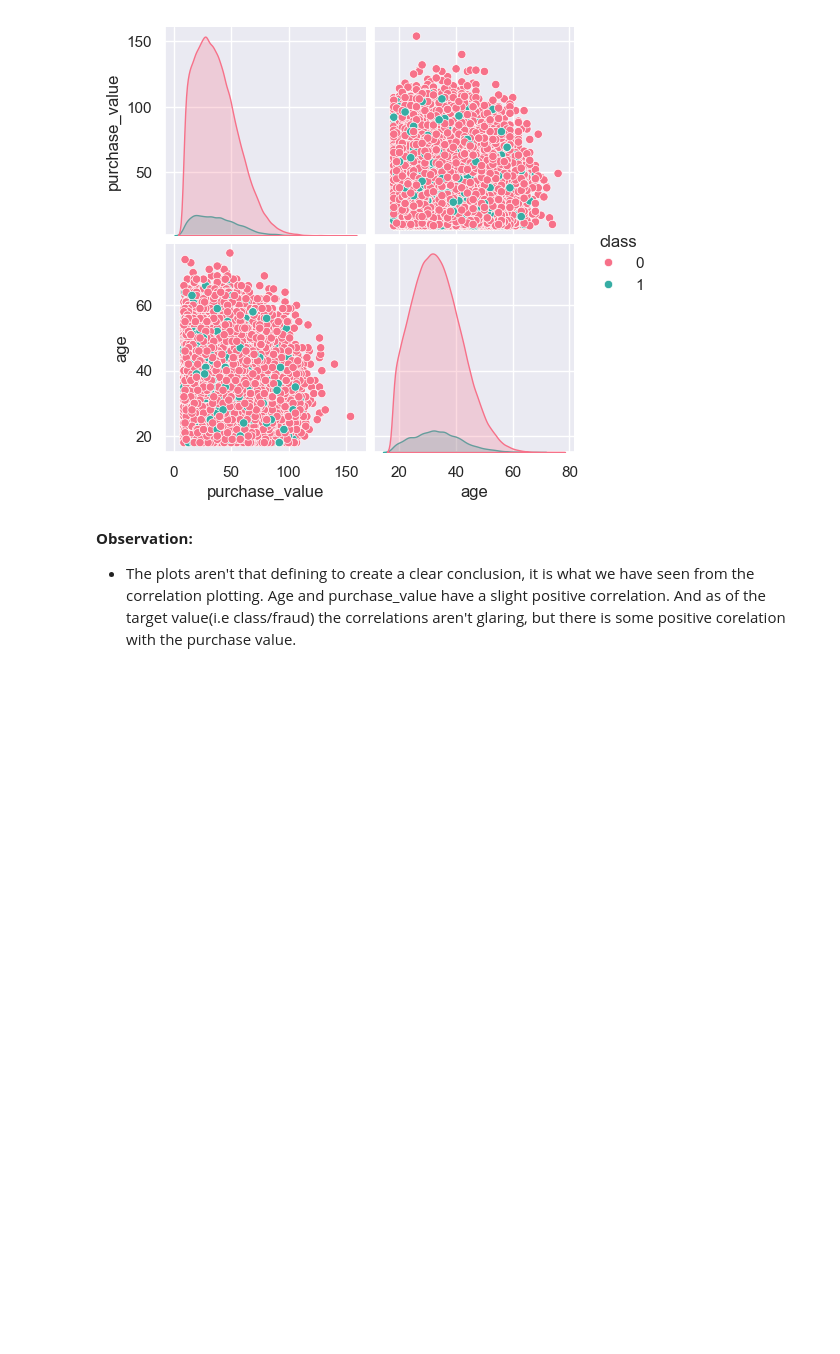
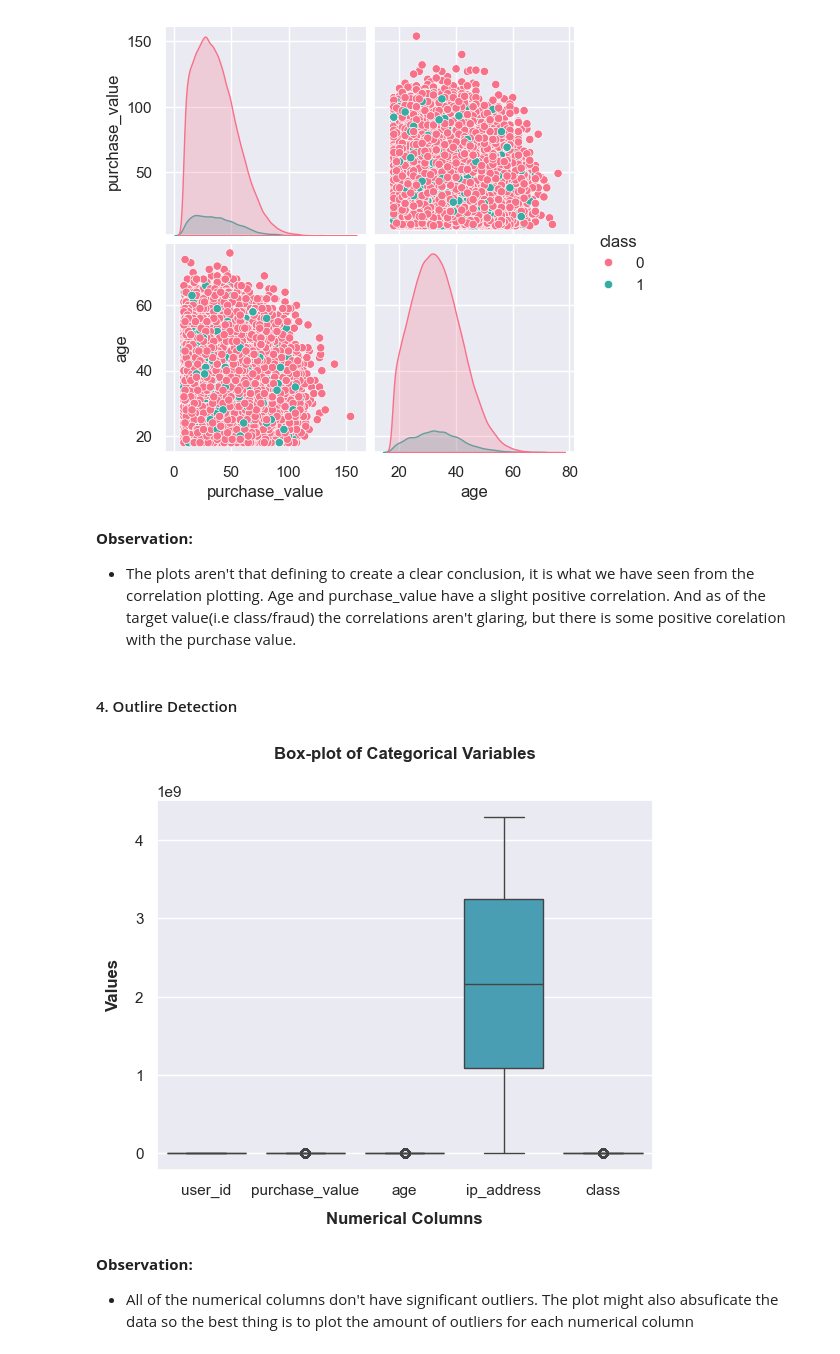
Before and after one commit to WildCayote/Adey-Innovations-Fraud-Detection, a Jupyter notebook: notebooks/exploratory_data_analysis.ipynb, the cells around one changed output. Saved outputs shown, nothing was run; the diff lists cells and outputs as text; code cells hidden in the pictures; blank space fills up the shorter version.

Commit message:
Feat: Added box plots and interpreted them

```diff
--- a/notebooks/exploratory_data_analysis.ipynb
+++ b/notebooks/exploratory_data_analysis.ipynb
@@ -171,3 +171,13 @@ eda_analyzer.pair_plot()
 **Observation:**
 
 - The plots aren't that defining to create a clear conclusion, it is what we have seen from the correlation plotting. Age and purchase_value have a slight positive correlation. And as of the target value(i.e class/fraud) the correlations aren't glaring, but there is some positive corelation with the purchase value.
+# %% [markdown]
+#### 4. Outlire Detection
+# %%
+eda_analyzer.outlire_detection()
+# %% [output]
+[figure, added]
+# %% [markdown]
+**Observation:**
+
+- All of the numerical columns don't have significant outliers. The plot might also absuficate the data so the best thing is to plot the amount of outliers for each numerical column
```
